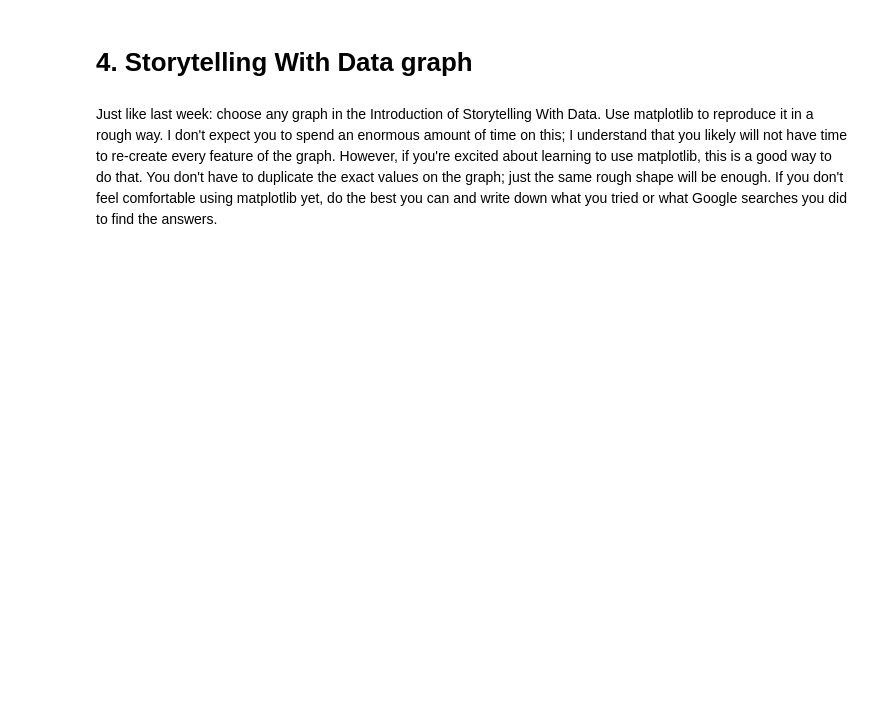
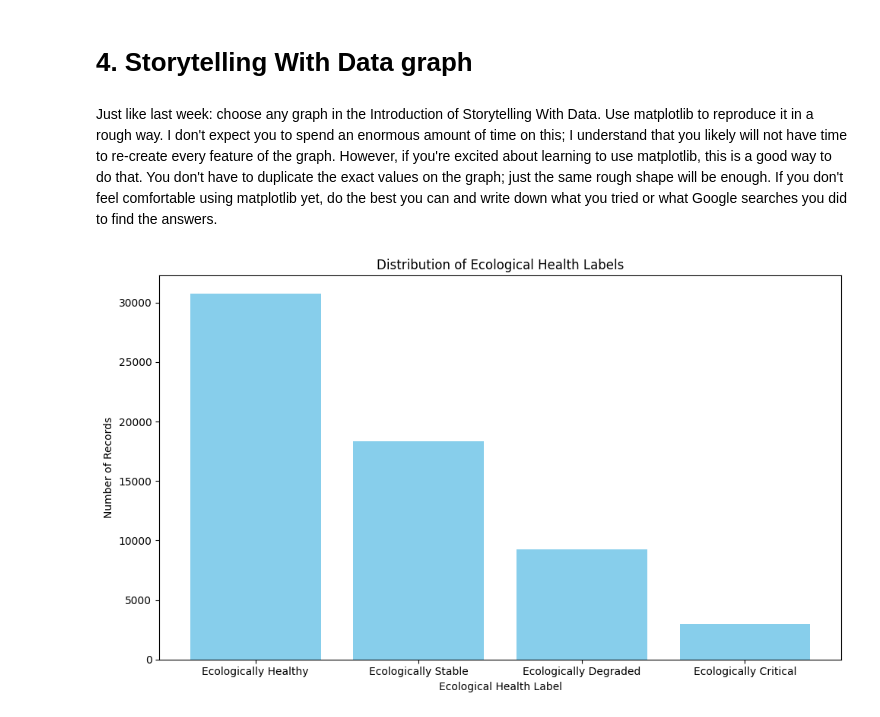
Before and after one commit to mostafa-mahmoud21/OMDS-ModB2-Week-2-Abouzeed-Mostafa, a Jupyter notebook: Week2.ipynb, the cells around one changed output. Saved outputs shown, nothing was run; the diff lists cells and outputs as text; code cells hidden in the pictures; blank space fills up the shorter version.

```diff
--- a/Week2.ipynb
+++ b/Week2.ipynb
@@ -18,6 +18,8 @@ How: We will use clear visuals like line charts to show trends over time, bar ch
 import pandas as pd
 import numpy as np
 from datetime import datetime, timedelta
+# Read the Dataset
+df = pd.read_csv('ecological_health.csv')
 # %% [markdown]
 This week, you will do the same types of exercises as last week, but you should use your chosen datasets that someone in your class found last semester. (They likely will not be the particular datasets that you found yourself.)
 
@@ -98,3 +130,21 @@ This week, you will do the same types of exercises as last week, but you should
 # 4. Storytelling With Data graph
 # %% [markdown]
 Just like last week: choose any graph in the Introduction of Storytelling With Data. Use matplotlib to reproduce it in a rough way. I don't expect you to spend an enormous amount of time on this; I understand that you likely will not have time to re-create every feature of the graph. However, if you're excited about learning to use matplotlib, this is a good way to do that. You don't have to duplicate the exact values on the graph; just the same rough shape will be enough.  If you don't feel comfortable using matplotlib yet, do the best you can and write down what you tried or what Google searches you did to find the answers.
+# %%
+import matplotlib.pyplot as plt
+
+# Count values in the 'Ecological_Health_Label' column
+counts = df_cleaned['Ecological_Health_Label'].value_counts()
+
+# Bar chart
+plt.figure(figsize=(10, 6))
+bars = plt.bar(counts.index, counts.values, color='skyblue')
+
+# Titles and labels
+plt.title('Distribution of Ecological Health Labels')
+plt.xlabel('Ecological Health Label')
+plt.ylabel('Number of Records')
+plt.tight_layout()
+plt.show()
+# %% [output]
+[figure, added]
```
Also changed, not shown: parts of 1 cell of this notebook.
